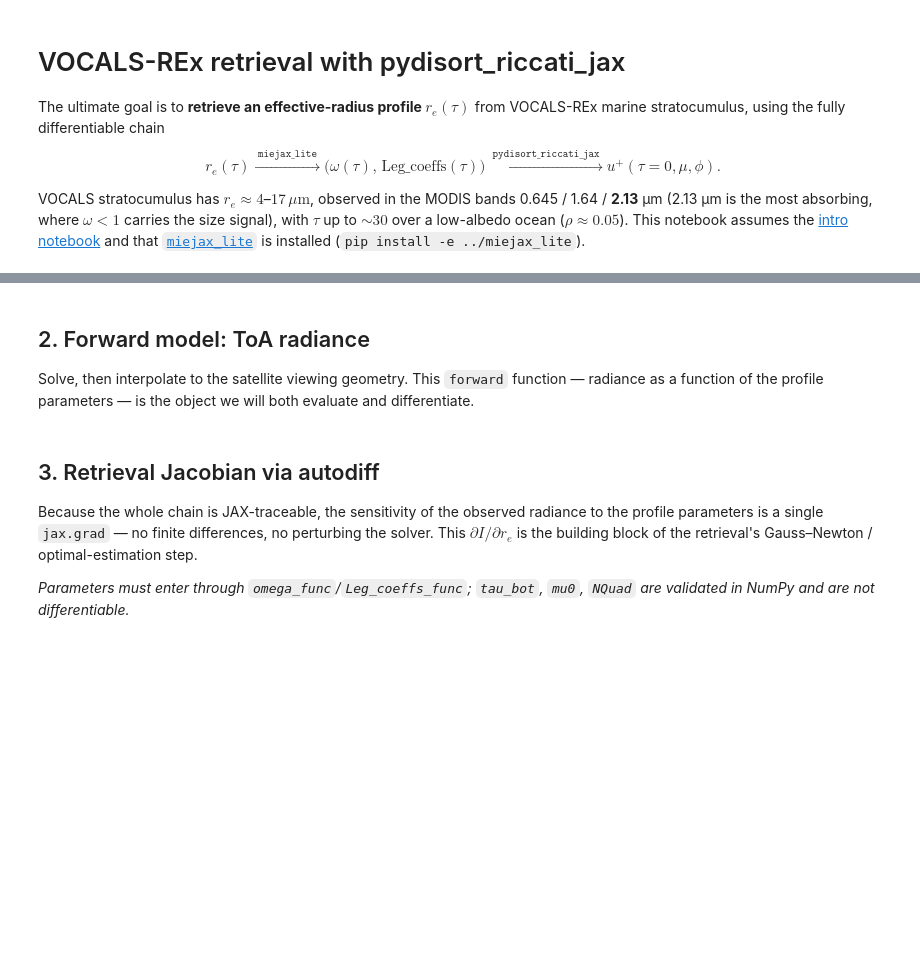
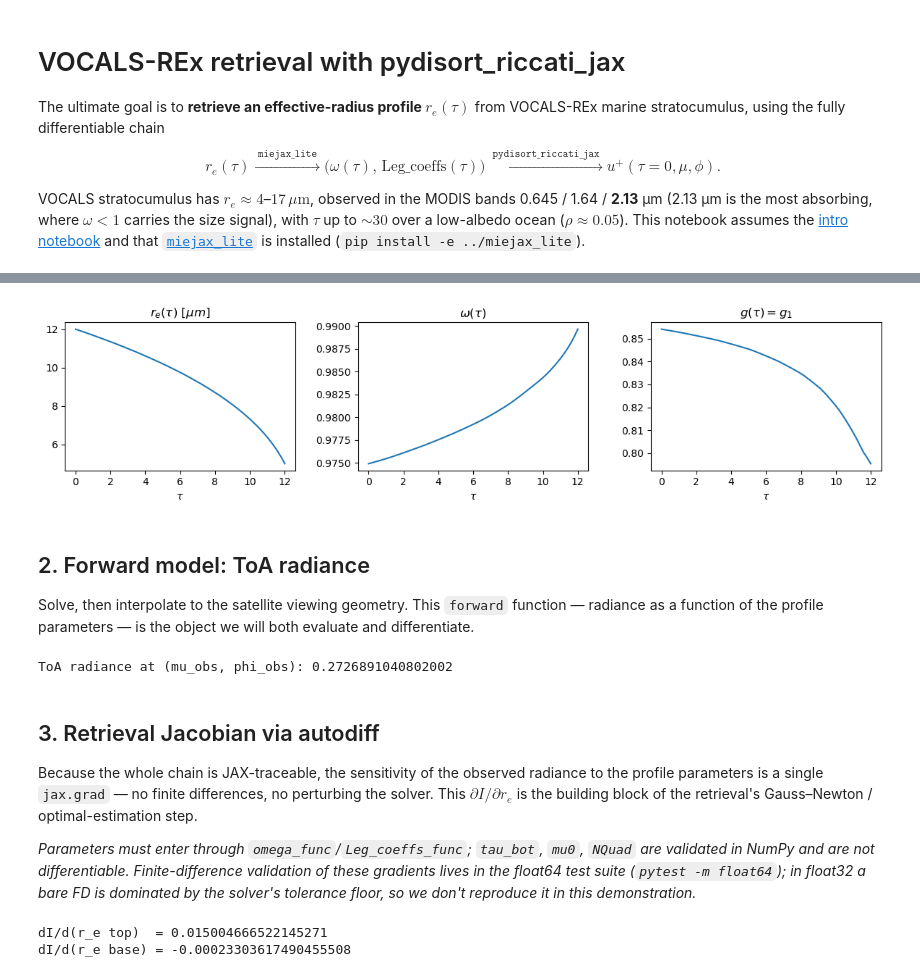
Before and after one commit to dhjx1996/Pythonic-DISORT_inhomogeneous_atmosphere, a Jupyter notebook: docs/riccati_solver_VOCALS_retrieval.ipynb, the cells around one changed output, grey strips where cells are left out. Drawn from its saved outputs; the diff is of its cells as text; code cells hidden in the pictures; blank space fills up the shorter version.

```diff
--- a/docs/riccati_solver_VOCALS_retrieval.ipynb
+++ b/docs/riccati_solver_VOCALS_retrieval.ipynb
@@ -31,33 +33,39 @@ We model an **adiabatic** cloud whose effective radius grows from cloud base ($\
 # %%
 wavelength, v_eff = 2.13, 0.10           # MODIS band 7 (microns), gamma width
-m_real, m_imag = water_refractive_index(wavelength)
 
 tau_bot = 12.0
-NQuad, NLeg = 16, 16
-precomp = mie_legendre_precompute(max_nstop=512, NLeg=NLeg)
+NQuad, NLeg, NLeg_all = 16, 16, 32       # streams; NLeg_all > NLeg feeds delta-M / TMS
+precomp = mie_legendre_precompute(max_nstop=512, NLeg=NLeg_all)
 
-# Adiabatic r_e(tau): grows from base (tau_bot) to top (tau=0).
+# Optics interpolation table r_e -> (omega, Leg_coeffs), built once (offline,
+# high n_radii -> ripple-free). Full Mie inside the ODE never finishes compiling;
+# the table makes the optics O(1) and keeps r_e -> (omega, Leg) differentiable
+# (table-slope Jacobian). select_channel picks the (single) MODIS band exactly.
+opt = select_channel(
+    build_re_table([wavelength], 2.0, 25.0, 32, v_eff, precomp, n_radii=600), 0)
+
+# Adiabatic r_e(tau): grows from base (tau=tau_bot) to top (tau=0). r_e**3 is
+# linear in optical depth, so r_e stays >= re_base and dr_e/dtau is finite (no
+# cube-root cusp at cloud base -- which would otherwise exhaust the ODE solver).
 re_top, re_base = 12.0, 5.0              # microns
 def r_e_of_tau(tau, re_top=re_top, re_base=re_base):
-    f = (1 - tau / tau_bot) ** (1 / 3)   # 0 at base, 1 at top
-    return re_base + (re_top - re_base) * f
+    return (re_base ** 3 + (re_top ** 3 - re_base ** 3) * (1 - tau / tau_bot)) ** (1 / 3)
 
 def optics(tau, re_top=re_top, re_base=re_base):
-    omega, Leg, _ = mie_avg_legendre(
-        r_e_of_tau(tau, re_top, re_base), wavelength, v_eff,
-        precomp, m_real, m_imag)
-    return omega, Leg
+    return table_lookup(opt, r_e_of_tau(tau, re_top, re_base))
 
 omega_func      = lambda tau: optics(tau)[0]
 Leg_coeffs_func = lambda tau: optics(tau)[1]
 
 tau_plot = jnp.linspace(0, tau_bot, 60)
 fig, ax = plt.subplots(1, 3, figsize=(12, 3))
 ax[0].plot(tau_plot, [r_e_of_tau(t) for t in tau_plot]); ax[0].set_title(r'$r_e(\tau)\ [\mu m]$')
 ax[1].plot(tau_plot, [omega_func(t) for t in tau_plot]); ax[1].set_title(r'$\omega(\tau)$')
 ax[2].plot(tau_plot, [Leg_coeffs_func(t)[1] for t in tau_plot]); ax[2].set_title(r'$g(\tau)=g_1$')
 for a in ax: a.set_xlabel(r'$\tau$')
 plt.tight_layout()
+# %% [output]
+[figure, added]
 # %% [markdown]
 ## 2. Forward model: ToA radiance
 
@@ -72,26 +80,27 @@ def forward(re_top, re_base):
     Leg = lambda tau: optics(tau, re_top, re_base)[1]
     mu_arr_pos, flux_up, u0, u_func, _ = pydisort_riccati_jax(
         tau_bot, om, Leg, NQuad, mu0, I0, phi0,
-        tol=1e-3, BDRF_Fourier_modes=BDRF)   # float32-safe production tol
+        tol=1e-3, BDRF_Fourier_modes=BDRF,                    # float32-safe production tol
+        delta_M_scaling=True, NLeg_all=NLeg_all, NT_cor=True)  # forward-peak fix (OUTSTANDING A)
     return interpolate(u_func, mu_arr_pos)(mu_obs, phi_obs)
 
 I_obs = forward(re_top, re_base)
 print('ToA radiance at (mu_obs, phi_obs):', float(I_obs))
+# %% [output]
+ToA radiance at (mu_obs, phi_obs): 0.2726891040802002
 # %% [markdown]
 ## 3. Retrieval Jacobian via autodiff
 
 Because the whole chain is JAX-traceable, the sensitivity of the observed radiance to the profile parameters is a single `jax.grad` — no finite differences, no perturbing the solver. This $\partial I/\partial r_e$ is the building block of the retrieval's Gauss–Newton / optimal-estimation step.
 
-*Parameters must enter through `omega_func`/`Leg_coeffs_func`; `tau_bot`, `mu0`, `NQuad` are validated in NumPy and are not differentiable.*
+*Parameters must enter through `omega_func`/`Leg_coeffs_func`; `tau_bot`, `mu0`, `NQuad` are validated in NumPy and are not differentiable. Finite-difference validation of these gradients lives in the float64 test suite (`pytest -m float64`); in float32 a bare FD is dominated by the solver's tolerance floor, so we don't reproduce it in this demonstration.*
 # %%
 dI_dre_top, dI_dre_base = jax.grad(forward, argnums=(0, 1))(re_top, re_base)
 print('dI/d(r_e top)  =', float(dI_dre_top))
 print('dI/d(r_e base) =', float(dI_dre_base))
-
-# Finite-difference check (enable x64 at the top of the session for tight agreement)
-h = 1e-2
-fd = (forward(re_top + h, re_base) - forward(re_top - h, re_base)) / (2 * h)
-print('finite-diff dI/d(r_e top) =', float(fd))
+# %% [output]
+dI/d(r_e top)  = 0.015004666522145271
+dI/d(r_e base) = -0.00023303617490455508
 # %% [markdown]
 ## 4. Toward a multi-band retrieval
 
```
Also changed, not shown: parts of 18 cells of this notebook, 12 other files.
